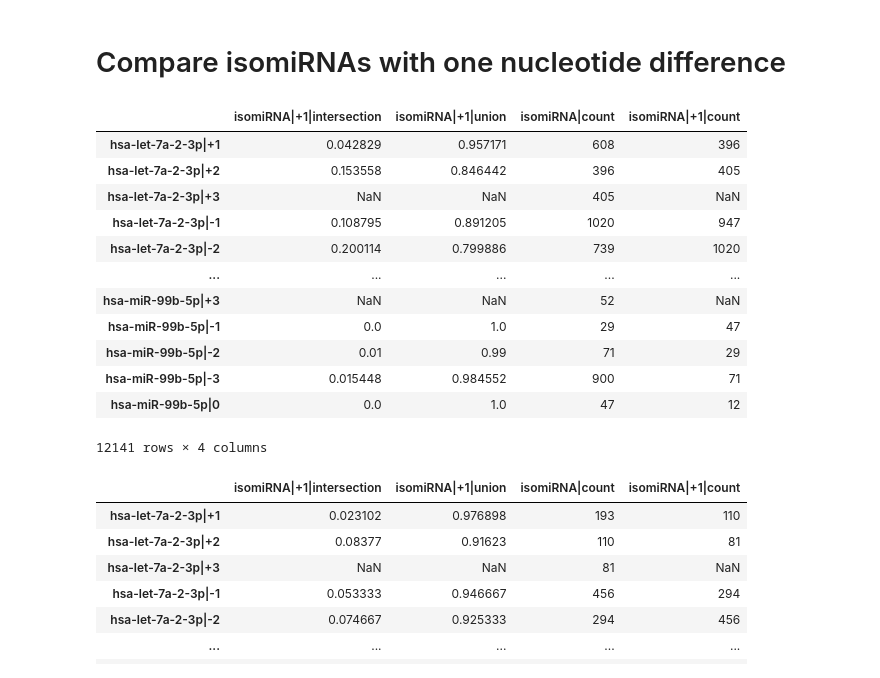
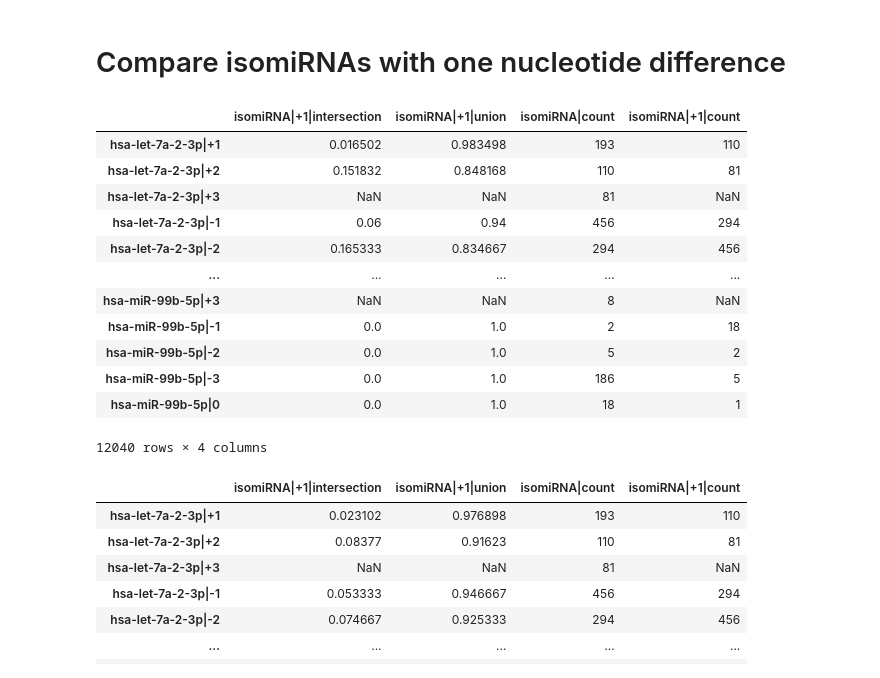
Before and after one commit to alex123012/isomiRNA_targeting, a Jupyter notebook: Get_results.ipynb, the cells around one changed output. Drawn from its saved outputs; the diff is of its cells as text; code cells hidden in the pictures.

```diff
--- a/Get_results.ipynb
+++ b/Get_results.ipynb
@@ -82,23 +82,23 @@ def get_1_iso_comparasion(df):
 
     return res.copy()
 # %%
-mirdb = pd.read_csv(path_to_data + 'mirdb_res_full.tsv', sep='\t', index_col=0).iloc[:, :-1]
+mirdb = pd.read_csv(path_to_data + 'mirdb_res_80_upper.tsv', sep='\t', index_col=0).iloc[:, :-1]
 mirdb1 = get_1_iso_comparasion(mirdb)
 mirdb1
 # %% [output]
 |  | isomiRNA|+1|intersection | isomiRNA|+1|union | isomiRNA|count | isomiRNA|+1|count |
-| hsa-let-7a-2-3p|+1 | 0.042829 | 0.957171 | 608 | 396 |
-| hsa-let-7a-2-3p|+2 | 0.153558 | 0.846442 | 396 | 405 |
-| hsa-let-7a-2-3p|+3 | NaN | NaN | 405 | NaN |
-| hsa-let-7a-2-3p|-1 | 0.108795 | 0.891205 | 1020 | 947 |
-| hsa-let-7a-2-3p|-2 | 0.200114 | 0.799886 | 739 | 1020 |
+| hsa-let-7a-2-3p|+1 | 0.016502 | 0.983498 | 193 | 110 |
+| hsa-let-7a-2-3p|+2 | 0.151832 | 0.848168 | 110 | 81 |
+| hsa-let-7a-2-3p|+3 | NaN | NaN | 81 | NaN |
+| hsa-let-7a-2-3p|-1 | 0.06 | 0.94 | 456 | 294 |
+| hsa-let-7a-2-3p|-2 | 0.165333 | 0.834667 | 294 | 456 |
 | ... | ... | ... | ... | ... |
-| hsa-miR-99b-5p|+3 | NaN | NaN | 52 | NaN |
-| hsa-miR-99b-5p|-1 | 0.0 | 1.0 | 29 | 47 |
-| hsa-miR-99b-5p|-2 | 0.01 | 0.99 | 71 | 29 |
-| hsa-miR-99b-5p|-3 | 0.015448 | 0.984552 | 900 | 71 |
-| hsa-miR-99b-5p|0 | 0.0 | 1.0 | 47 | 12 |
+| hsa-miR-99b-5p|+3 | NaN | NaN | 8 | NaN |
+| hsa-miR-99b-5p|-1 | 0.0 | 1.0 | 2 | 18 |
+| hsa-miR-99b-5p|-2 | 0.0 | 1.0 | 5 | 2 |
+| hsa-miR-99b-5p|-3 | 0.0 | 1.0 | 186 | 5 |
+| hsa-miR-99b-5p|0 | 0.0 | 1.0 | 18 | 1 |
-12141 rows × 4 columns
+12040 rows × 4 columns
 # %%
 ts = pd.read_csv(path_to_data + 'ts_res_80_upper.tsv', sep='\t', index_col=0).iloc[:, :-1]
 ts1 = get_1_iso_comparasion(ts)
```
Also changed, not shown: parts of 3 cells of this notebook, 1 other file.
